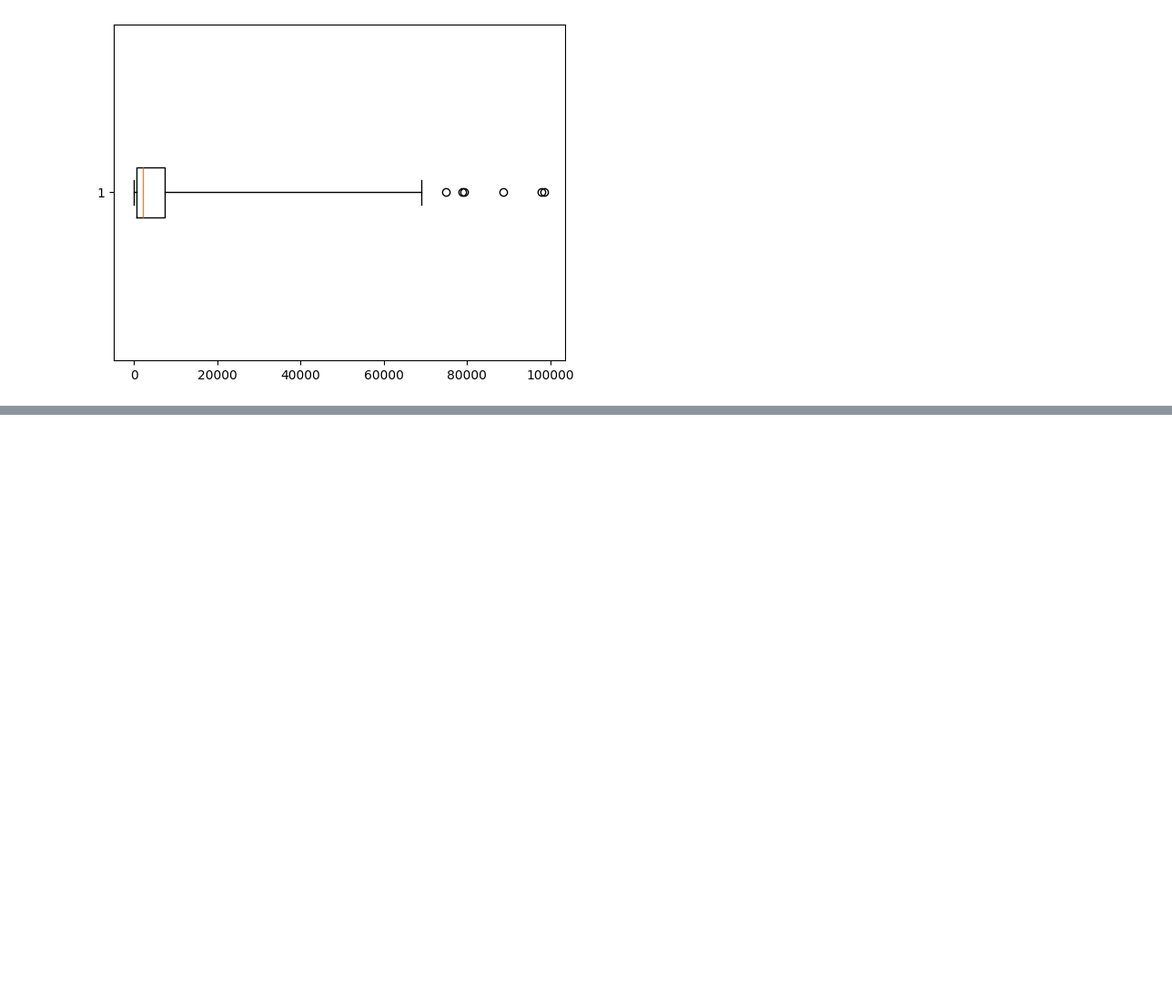
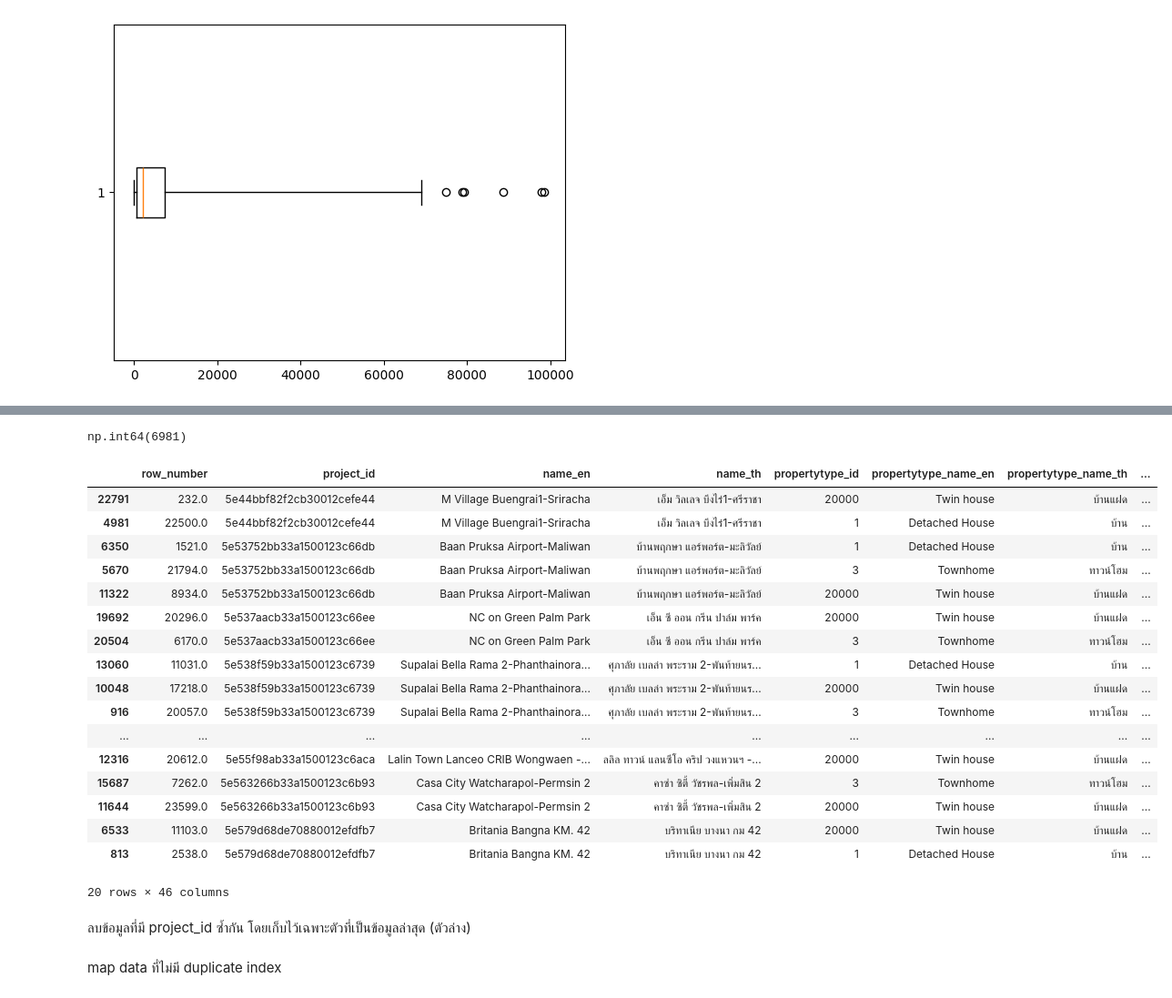
Before and after one commit to TKhahahah/BSC_DPDM2025, a Jupyter notebook: Ch3_Data_Preprocessing.ipynb, the cells around one changed output, grey strips where cells are left out. Shown at 91% size. Cells and saved outputs as stored; diff of their text form; code cells hidden in the pictures; blank space fills up the shorter version.

Commit message:
Data Integration X + HW3

```diff
--- a/Ch3_Data_Preprocessing.ipynb
+++ b/Ch3_Data_Preprocessing.ipynb
@@ -362,0 +369,3 @@ outputbox2 = plt.boxplot(flood_data['gfd_area'],vert=False,whis=10);
+# %%
+projects = pd.read_csv('/content/drive/MyDrive/Data_Minning/Copy of opendata_project-2.csv')
+projects.head()
@@ -362,0 +401,3 @@ outputbox2 = plt.boxplot(flood_data['gfd_area'],vert=False,whis=10);
+# %%
+unnittype = pd.read_csv('/content/drive/MyDrive/Data_Minning/Copy of opendata_unittype-2.csv')
+unnittype.head()
@@ -362,0 +443,2 @@ outputbox2 = plt.boxplot(flood_data['gfd_area'],vert=False,whis=10);
+# %%
+unnittype['project_id'].map(projects.set_index('project_id')['name_th'])
@@ -362,0 +464,27 @@ outputbox2 = plt.boxplot(flood_data['gfd_area'],vert=False,whis=10);
+# %%
+projects.duplicated(subset=['project_id'], keep=False).sum()
+# %% [output]
+np.int64(6981)
+# %%
+projects[projects.duplicated(subset=['project_id'], keep=False)].sort_values('project_id').head(20)
+# %% [output]
+|  | row_number | project_id | name_en | name_th | propertytype_id | propertytype_name_en | propertytype_name_th | ... |
+| 22791 | 232.0 | 5e44bbf82f2cb30012cefe44 | M Village Buengrai1-Sriracha | เอ็ม วิลเลจ บึงไร่1-ศรีราชา | 20000 | Twin house | บ้านแฝด | ... |
+| 4981 | 22500.0 | 5e44bbf82f2cb30012cefe44 | M Village Buengrai1-Sriracha | เอ็ม วิลเลจ บึงไร่1-ศรีราชา | 1 | Detached House | บ้าน | ... |
+| 6350 | 1521.0 | 5e53752bb33a1500123c66db | Baan Pruksa Airport-Maliwan | บ้านพฤกษา แอร์พอร์ต-มะลิวัลย์ | 1 | Detached House | บ้าน | ... |
+| 5670 | 21794.0 | 5e53752bb33a1500123c66db | Baan Pruksa Airport-Maliwan | บ้านพฤกษา แอร์พอร์ต-มะลิวัลย์ | 3 | Townhome | ทาวน์โฮม | ... |
+| 11322 | 8934.0 | 5e53752bb33a1500123c66db | Baan Pruksa Airport-Maliwan | บ้านพฤกษา แอร์พอร์ต-มะลิวัลย์ | 20000 | Twin house | บ้านแฝด | ... |
+| 19692 | 20296.0 | 5e537aacb33a1500123c66ee | NC on Green Palm Park | เอ็น ซี ออน กรีน ปาล์ม พาร์ค | 20000 | Twin house | บ้านแฝด | ... |
+| 20504 | 6170.0 | 5e537aacb33a1500123c66ee | NC on Green Palm Park | เอ็น ซี ออน กรีน ปาล์ม พาร์ค | 3 | Townhome | ทาวน์โฮม | ... |
+| 13060 | 11031.0 | 5e538f59b33a1500123c6739 | Supalai Bella Rama 2-Phanthainora... | ศุภาลัย เบลล่า พระราม 2-พันท้ายนร... | 1 | Detached House | บ้าน | ... |
+| 10048 | 17218.0 | 5e538f59b33a1500123c6739 | Supalai Bella Rama 2-Phanthainora... | ศุภาลัย เบลล่า พระราม 2-พันท้ายนร... | 20000 | Twin house | บ้านแฝด | ... |
+| 916 | 20057.0 | 5e538f59b33a1500123c6739 | Supalai Bella Rama 2-Phanthainora... | ศุภาลัย เบลล่า พระราม 2-พันท้ายนร... | 3 | Townhome | ทาวน์โฮม | ... |
+| ... | ... | ... | ... | ... | ... | ... | ... | ... |
+| 12316 | 20612.0 | 5e55f98ab33a1500123c6aca | Lalin Town Lanceo CRIB Wongwaen -... | ลลิล ทาวน์ แลนซีโอ คริป วงแหวนฯ -... | 20000 | Twin house | บ้านแฝด | ... |
+| 15687 | 7262.0 | 5e563266b33a1500123c6b93 | Casa City Watcharapol-Permsin 2 | คาซ่า ซิตี้ วัชรพล-เพิ่มสิน 2 | 3 | Townhome | ทาวน์โฮม | ... |
+| 11644 | 23599.0 | 5e563266b33a1500123c6b93 | Casa City Watcharapol-Permsin 2 | คาซ่า ซิตี้ วัชรพล-เพิ่มสิน 2 | 20000 | Twin house | บ้านแฝด | ... |
+| 6533 | 11103.0 | 5e579d68de70880012efdfb7 | Britania Bangna KM. 42 | บริทาเนีย บางนา กม 42 | 20000 | Twin house | บ้านแฝด | ... |
+| 813 | 2538.0 | 5e579d68de70880012efdfb7 | Britania Bangna KM. 42 | บริทาเนีย บางนา กม 42 | 1 | Detached House | บ้าน | ... |
+20 rows × 46 columns
+# %% [markdown]
+ลบข้อมูลที่มี project_id ซ้ำกัน โดยเก็บไว้เฉพาะตัวที่เป็นข้อมูลล่าสุด (ตัวล่าง)
@@ -362,0 +493,2 @@ outputbox2 = plt.boxplot(flood_data['gfd_area'],vert=False,whis=10);
+# %% [markdown]
+map data ที่ไม่มี duplicate index
```
Also changed, not shown: parts of 20 cells of this notebook.
